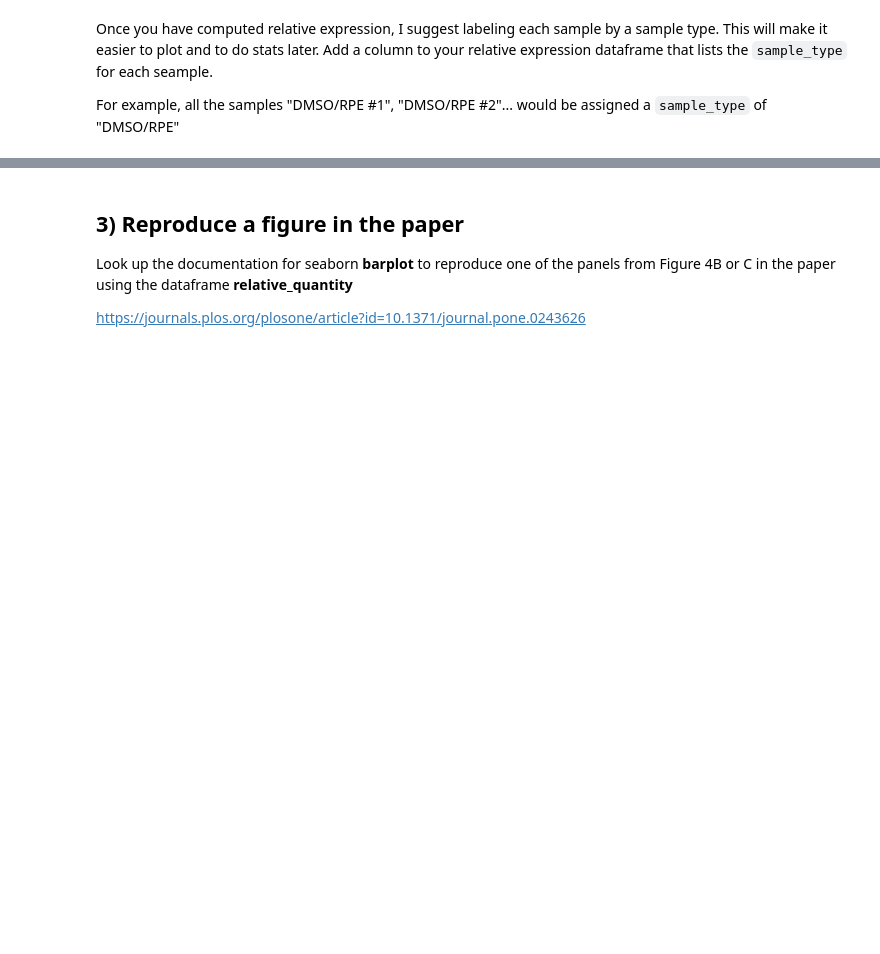
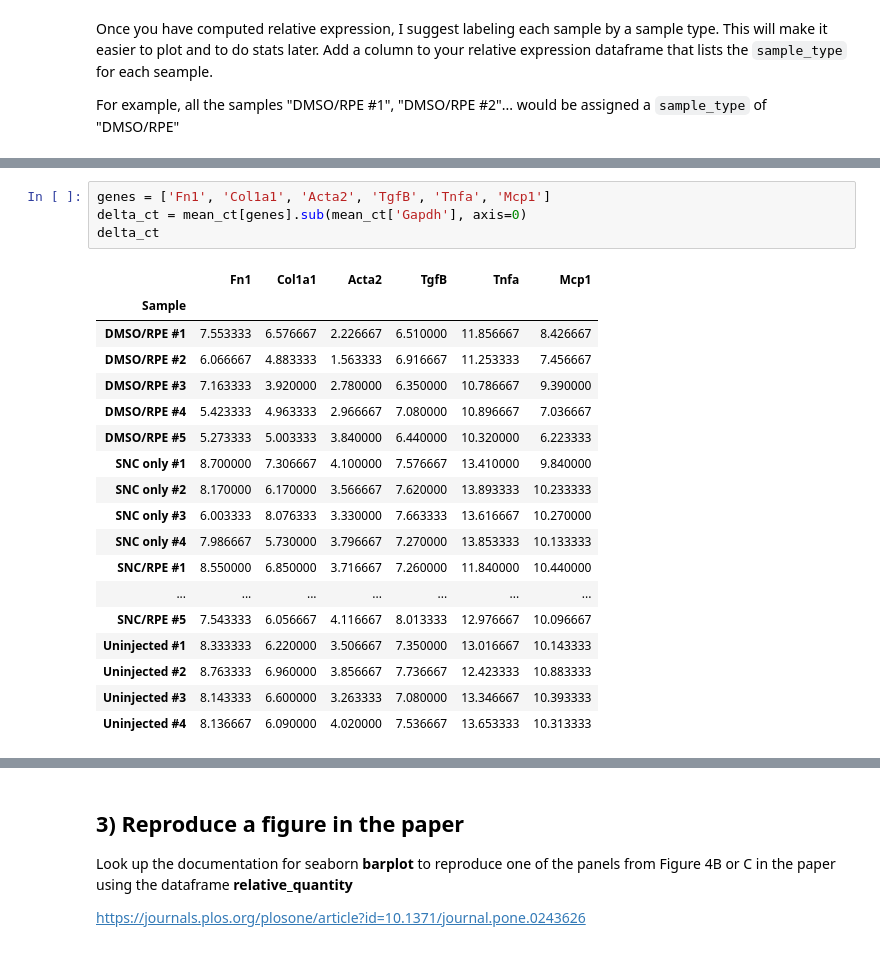
Before and after one commit to snaskar-web/ABIO558, a Jupyter notebook: miniproject_1_blank.ipynb, the cells around one changed output, grey strips where cells are left out. Saved outputs shown, nothing was run; the diff lists cells and outputs as text; blank space fills up the shorter version.

```diff
--- a/miniproject_1_blank.ipynb
+++ b/miniproject_1_blank.ipynb
@@ -58,0 +89,23 @@ For example, all the samples "DMSO/RPE #1", "DMSO/RPE #2"... would be assigned a
+# %%
+genes = ['Fn1', 'Col1a1', 'Acta2', 'TgfB', 'Tnfa', 'Mcp1']
+delta_ct = mean_ct[genes].sub(mean_ct['Gapdh'], axis=0)
+delta_ct
+# %% [output]
+|  | Fn1 | Col1a1 | Acta2 | TgfB | Tnfa | Mcp1 |
+| Sample |  |  |  |  |  |  |
+| DMSO/RPE #1 | 7.553333 | 6.576667 | 2.226667 | 6.510000 | 11.856667 | 8.426667 |
+| DMSO/RPE #2 | 6.066667 | 4.883333 | 1.563333 | 6.916667 | 11.253333 | 7.456667 |
+| DMSO/RPE #3 | 7.163333 | 3.920000 | 2.780000 | 6.350000 | 10.786667 | 9.390000 |
+| DMSO/RPE #4 | 5.423333 | 4.963333 | 2.966667 | 7.080000 | 10.896667 | 7.036667 |
+| DMSO/RPE #5 | 5.273333 | 5.003333 | 3.840000 | 6.440000 | 10.320000 | 6.223333 |
+| SNC only #1 | 8.700000 | 7.306667 | 4.100000 | 7.576667 | 13.410000 | 9.840000 |
+| SNC only #2 | 8.170000 | 6.170000 | 3.566667 | 7.620000 | 13.893333 | 10.233333 |
+| SNC only #3 | 6.003333 | 8.076333 | 3.330000 | 7.663333 | 13.616667 | 10.270000 |
+| SNC only #4 | 7.986667 | 5.730000 | 3.796667 | 7.270000 | 13.853333 | 10.133333 |
+| SNC/RPE #1 | 8.550000 | 6.850000 | 3.716667 | 7.260000 | 11.840000 | 10.440000 |
+| ... | ... | ... | ... | ... | ... | ... |
+| SNC/RPE #5 | 7.543333 | 6.056667 | 4.116667 | 8.013333 | 12.976667 | 10.096667 |
+| Uninjected #1 | 8.333333 | 6.220000 | 3.506667 | 7.350000 | 13.016667 | 10.143333 |
+| Uninjected #2 | 8.763333 | 6.960000 | 3.856667 | 7.736667 | 12.423333 | 10.883333 |
+| Uninjected #3 | 8.143333 | 6.600000 | 3.263333 | 7.080000 | 13.346667 | 10.393333 |
+| Uninjected #4 | 8.136667 | 6.090000 | 4.020000 | 7.536667 | 13.653333 | 10.313333 |
```
Also changed, not shown: parts of 7 cells of this notebook, 1 other file.
